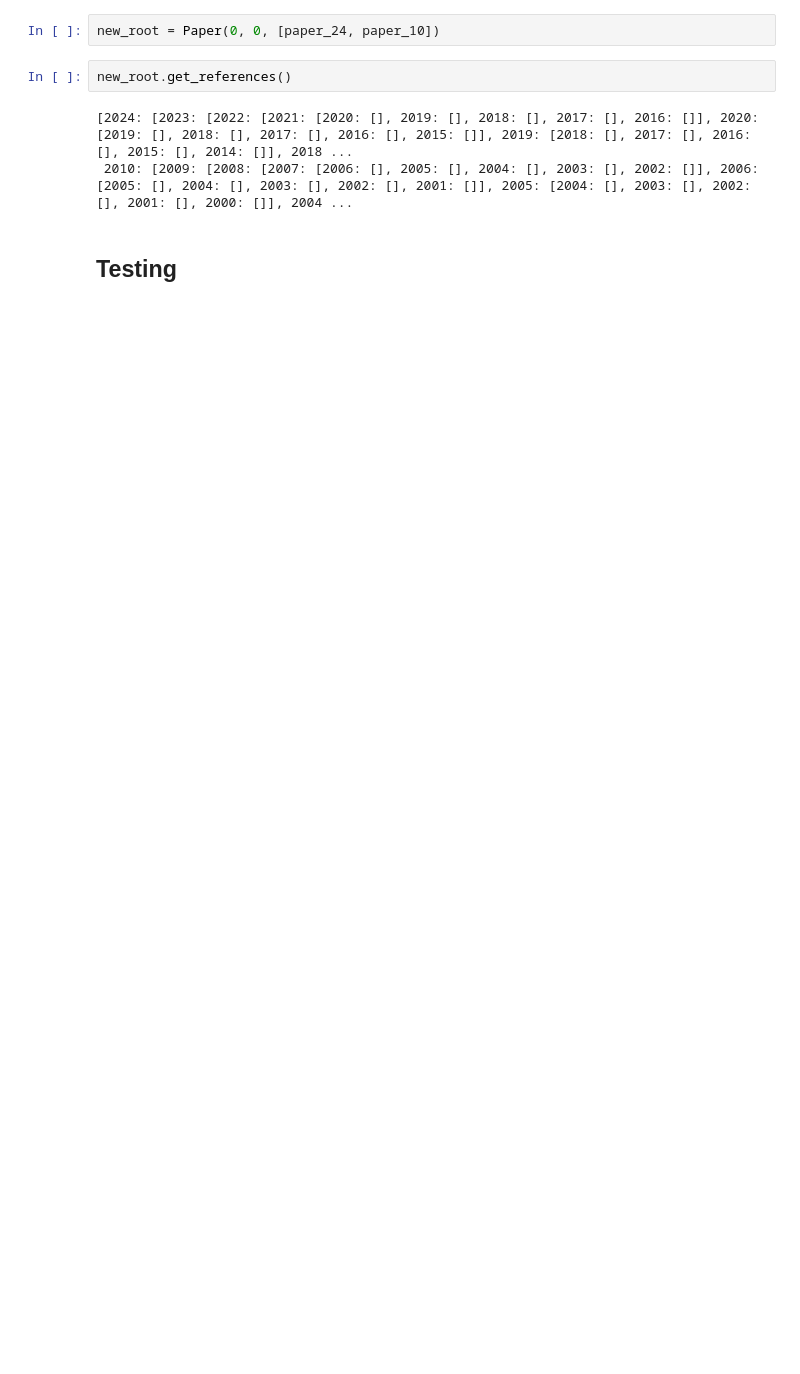
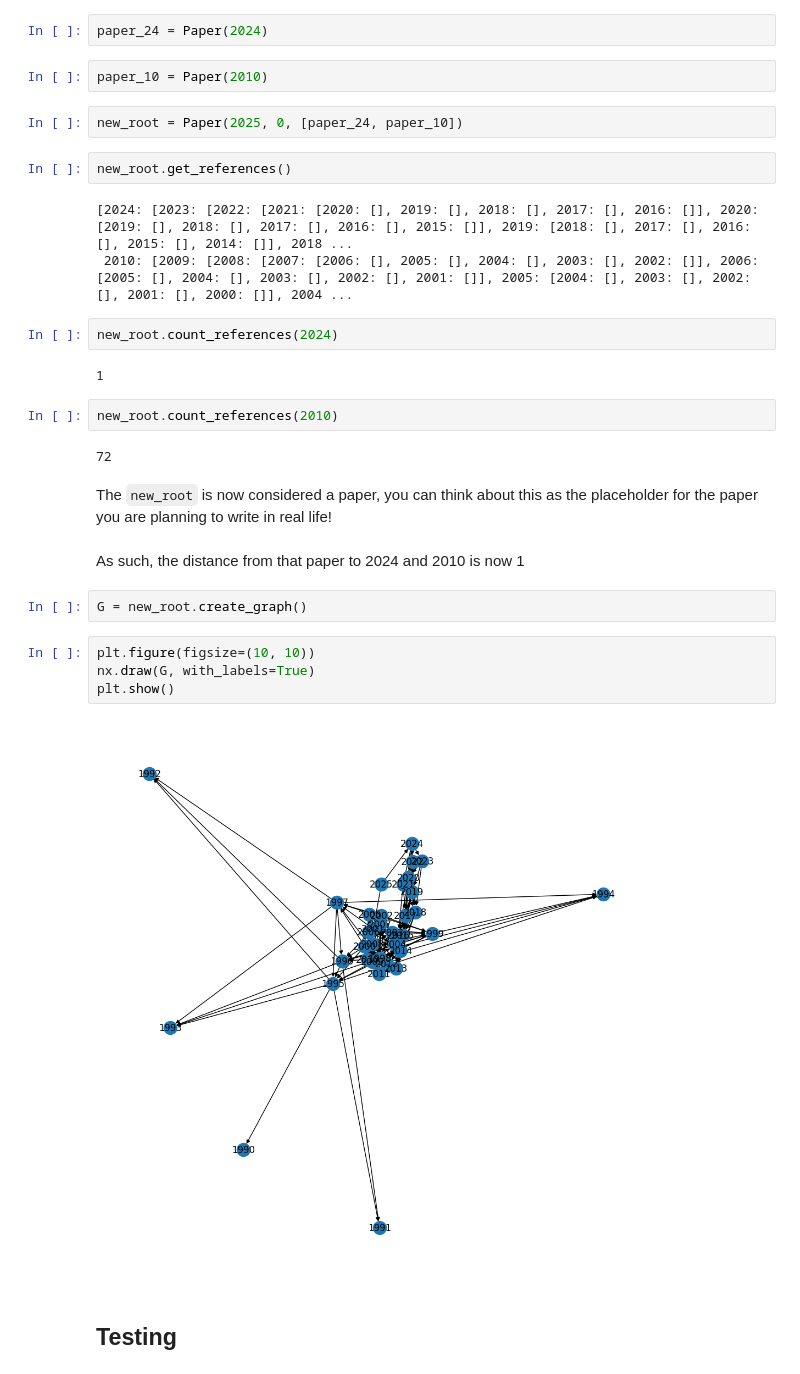
Before and after one commit to eoinmtreacy/lit-review, a Jupyter notebook: lit-review.ipynb, the cells around one changed output. Drawn from its saved outputs; the diff is of its cells as text; blank space fills up the shorter version.

```diff
--- a/lit-review.ipynb
+++ b/lit-review.ipynb
@@ -123,9 +157,33 @@ paper.get_edges(2019)
+# %%
+paper_24 = Paper(2024)
+# %%
+paper_10 = Paper(2010)
 # %%
-new_root = Paper(0, 0, [paper_24, paper_10])
+new_root = Paper(2025, 0, [paper_24, paper_10])
 # %%
 new_root.get_references()
 # %% [output]
 [2024: [2023: [2022: [2021: [2020: [], 2019: [], 2018: [], 2017: [], 2016: []], 2020: [2019: [], 2018: [], 2017: [], 2016: [], 2015: []], 2019: [2018: [], 2017: [], 2016: [], 2015: [], 2014: []], 2018 ...
  2010: [2009: [2008: [2007: [2006: [], 2005: [], 2004: [], 2003: [], 2002: []], 2006: [2005: [], 2004: [], 2003: [], 2002: [], 2001: []], 2005: [2004: [], 2003: [], 2002: [], 2001: [], 2000: []], 2004 ...
+# %%
+new_root.count_references(2024)
+# %% [output]
+1
+# %%
+new_root.count_references(2010)
+# %% [output]
+72
+# %% [markdown]
+The `new_root` is now considered a paper, you can think about this as the placeholder for the paper you are planning to write in real life!
+# %% [markdown]
+As such, the distance from that paper to 2024 and 2010 is now 1
+# %%
+G = new_root.create_graph()
+# %%
+plt.figure(figsize=(10, 10))
+nx.draw(G, with_labels=True)
+plt.show()
+# %% [output]
+[figure, added]
 # %% [markdown]
 ## Testing
```
Also changed, not shown: parts of 12 cells of this notebook.
